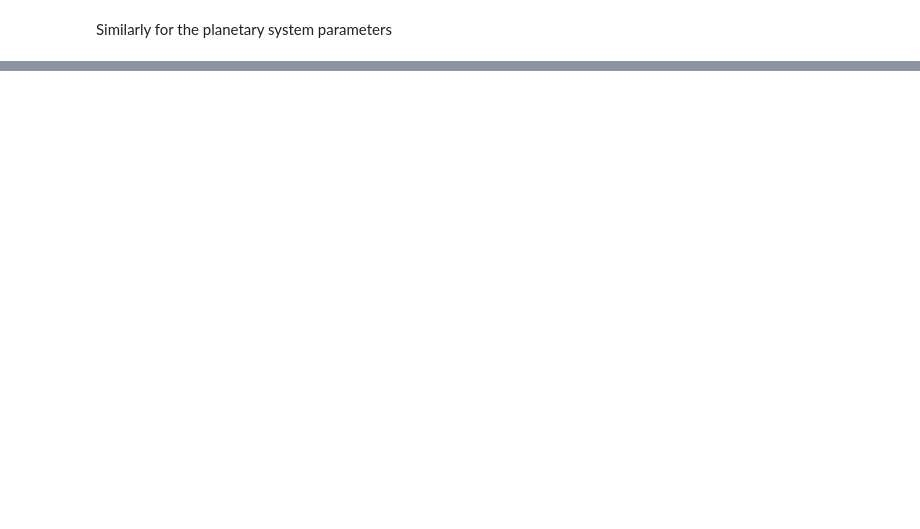
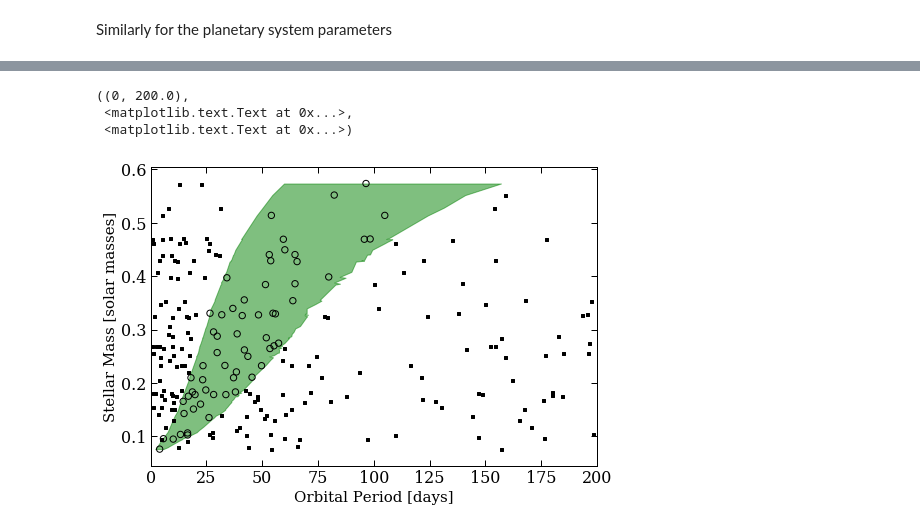
Before and after one commit to r-cloutier/SLSPS_Simulations, a Jupyter notebook: ipython_example.ipynb, the cells around one changed output, grey strips where cells are left out. Cells and saved outputs as stored; diff of their text form; code cells hidden in the pictures; blank space fills up the shorter version.

```diff
--- a/ipython_example.ipynb
+++ b/ipython_example.ipynb
@@ -53,0 +96,18 @@ And lastly for the remaining parameters describing the
+# %%
+# plot the stellar HZ limits and planet population
+fig = plt.figure(figsize=(8,5.5))
+ax = fig.add_subplot(111)
+sort = np.argsort(self.Ms)
+ax.fill_betweenx(self.Ms[sort], self.HZPlims[sort,0], self.HZPlims[sort,1], color='g', alpha=.5)
+inHZ = self.HZ_flags == 1
+ax.scatter(self.Ps[inHZ], np.repeat(self.Ms, self.Ps.shape[1]).reshape(self.Nstar, self.Ps.shape[1])[inHZ],
+           facecolors='none', edgecolor='k', s=40)
+outHZ = self.HZ_flags == 0
+ax.scatter(self.Ps[outHZ], np.repeat(self.Ms, self.Ps.shape[1]).reshape(self.Nstar, self.Ps.shape[1])[outHZ],
+           c='k', s=9, marker='s')
+ax.set_xlim((0,2e2)), ax.set_xlabel('Orbital Period [days]'), ax.set_ylabel('Stellar Mass [solar masses]')
+# %% [output]
+((0, 200.0),
+ <matplotlib.text.Text at 0x...>,
+ <matplotlib.text.Text at 0x...>)
+[figure, added]
```
Also changed, not shown: parts of 13 cells of this notebook.
